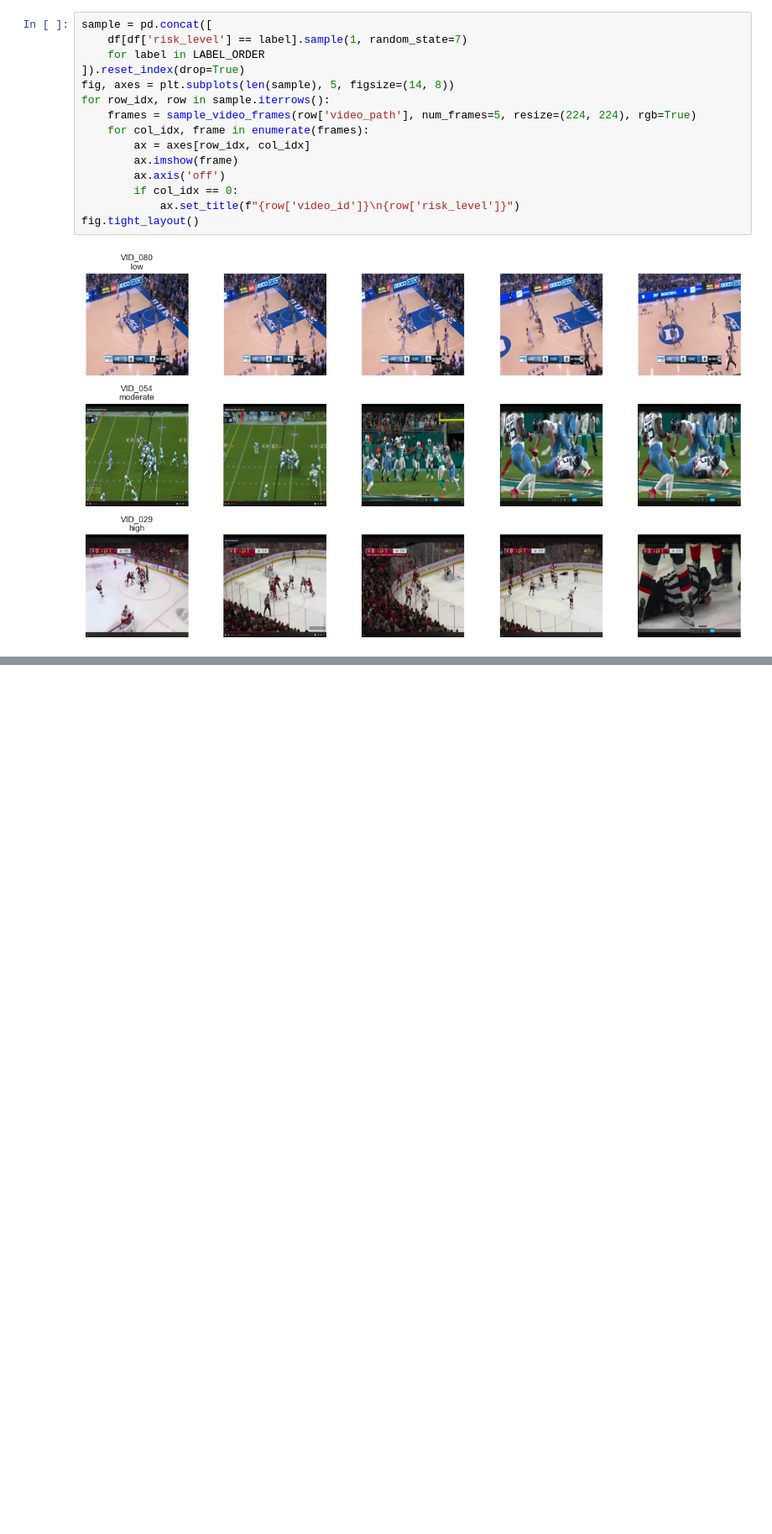
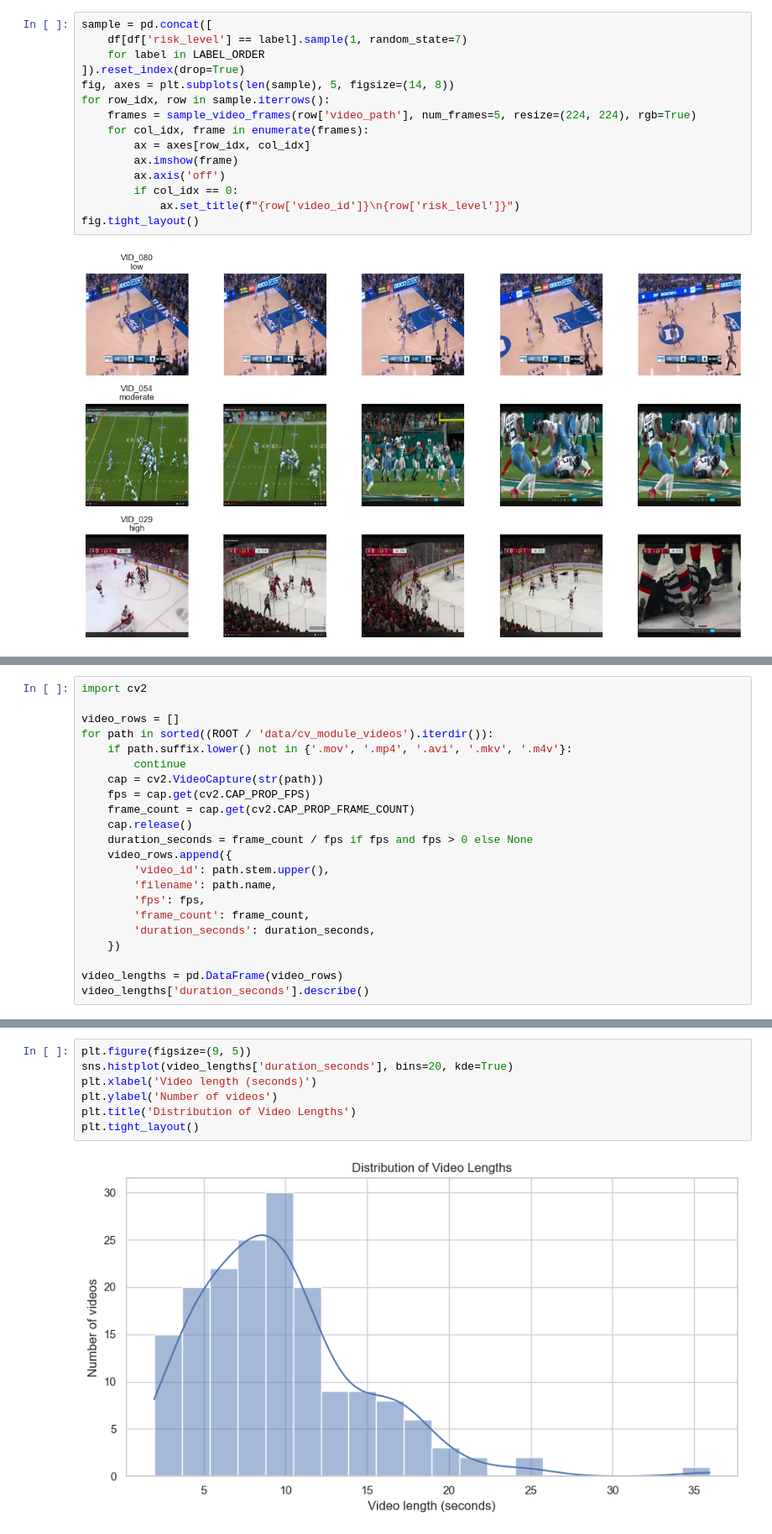
Before and after one commit to maladroitcat/sport_injury_risk_assessment, a Jupyter notebook: notebooks/01_eda.ipynb, the cells around one changed output, grey strips where cells are left out. Shown at 84% size. Saved outputs shown, nothing was run; the diff lists cells and outputs as text; blank space fills up the shorter version.

```diff
--- a/notebooks/01_eda.ipynb
+++ b/notebooks/01_eda.ipynb
@@ -93,0 +98,22 @@ fig.tight_layout()
+# %%
+import cv2
+
+video_rows = []
+for path in sorted((ROOT / 'data/cv_module_videos').iterdir()):
+    if path.suffix.lower() not in {'.mov', '.mp4', '.avi', '.mkv', '.m4v'}:
+        continue
+    cap = cv2.VideoCapture(str(path))
+    fps = cap.get(cv2.CAP_PROP_FPS)
+    frame_count = cap.get(cv2.CAP_PROP_FRAME_COUNT)
+    cap.release()
+    duration_seconds = frame_count / fps if fps and fps > 0 else None
+    video_rows.append({
+        'video_id': path.stem.upper(),
+        'filename': path.name,
+        'fps': fps,
+        'frame_count': frame_count,
+        'duration_seconds': duration_seconds,
+    })
+
+video_lengths = pd.DataFrame(video_rows)
+video_lengths['duration_seconds'].describe()
@@ -93,0 +156,9 @@ fig.tight_layout()
+# %%
+plt.figure(figsize=(9, 5))
+sns.histplot(video_lengths['duration_seconds'], bins=20, kde=True)
+plt.xlabel('Video length (seconds)')
+plt.ylabel('Number of videos')
+plt.title('Distribution of Video Lengths')
+plt.tight_layout()
+# %% [output]
+[figure, added]
```
Also changed, not shown: parts of 3 cells of this notebook, 3 other files.
